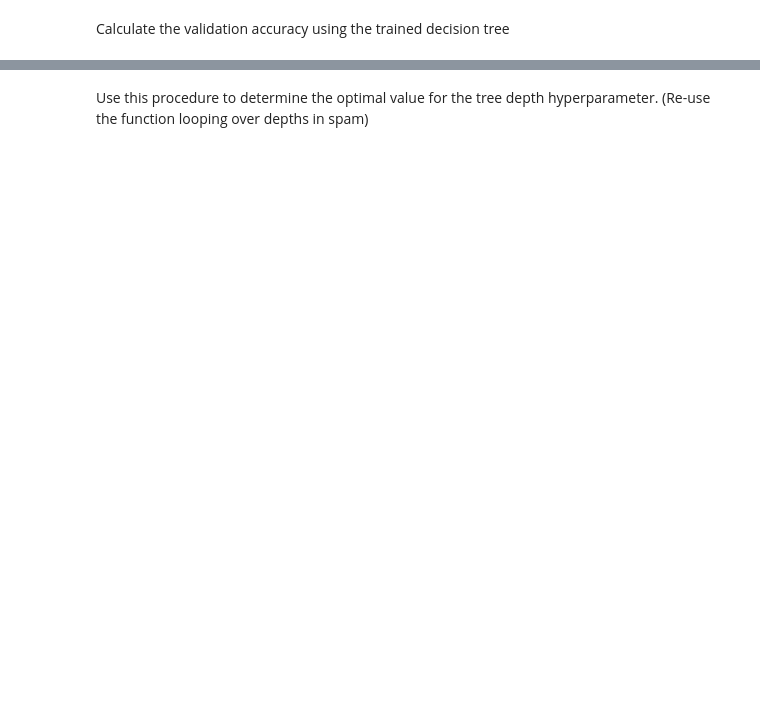
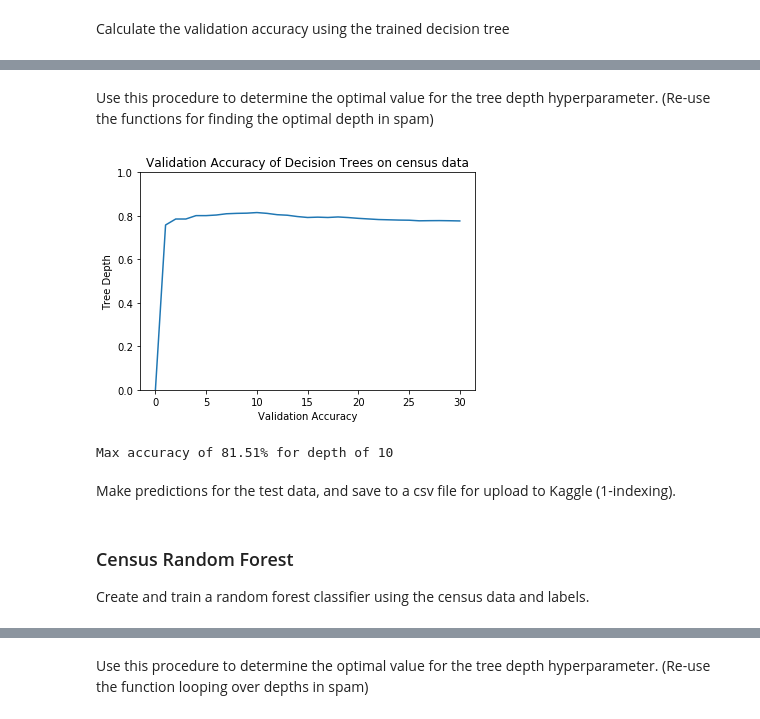
Before and after one commit to mitchnegus/CS289_mnegus, a Jupyter notebook: HW05/Code/CS289A_HW05_prob4.ipynb, the cells around one changed output, grey strips where cells are left out. Drawn from its saved outputs; the diff is of its cells as text; code cells hidden in the pictures; blank space fills up the shorter version.

```diff
--- a/HW05/Code/CS289A_HW05_prob4.ipynb
+++ b/HW05/Code/CS289A_HW05_prob4.ipynb
@@ -140,0 +201,14 @@ Validation Accuracy = 80.165%
+# %% [markdown]
+Use this procedure to determine the optimal value for the tree depth hyperparameter. (Re-use the functions for finding the optimal depth in spam)
+# %%
+maxdepth = 30
+depthstep = 1
+# %%
+censusDT_Accs=testdepths('DT',censustraindata,censustrainlabels,censusvaldata,censusvallabels,maxdepth,depthstep)
+# %%
+plotdepthAccs(censusDT_Accs,'Validation Accuracy of Decision Trees on census data')
+# %% [output]
+[figure, added]
+Max accuracy of 81.51% for depth of 10
+# %% [markdown]
+Make predictions for the test data, and save to a csv file for upload to Kaggle (1-indexing).
@@ -140,0 +227,4 @@ Validation Accuracy = 80.165%
+# %% [markdown]
+### Census Random Forest
+
+Create and train a random forest classifier using the census data and labels.
```
Also changed, not shown: parts of 68 cells of this notebook, 3 other files.
